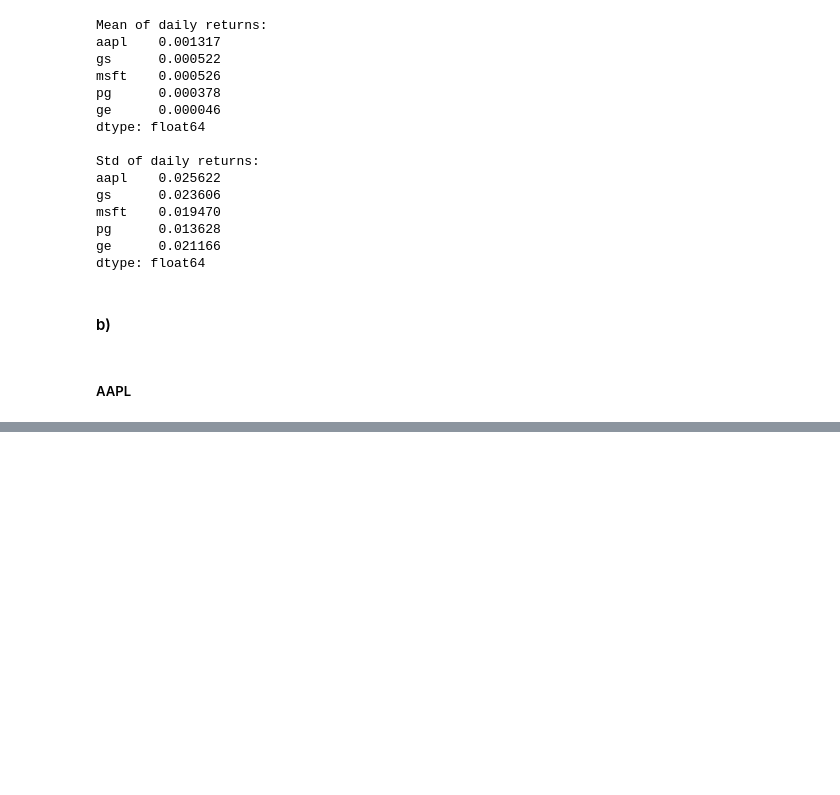
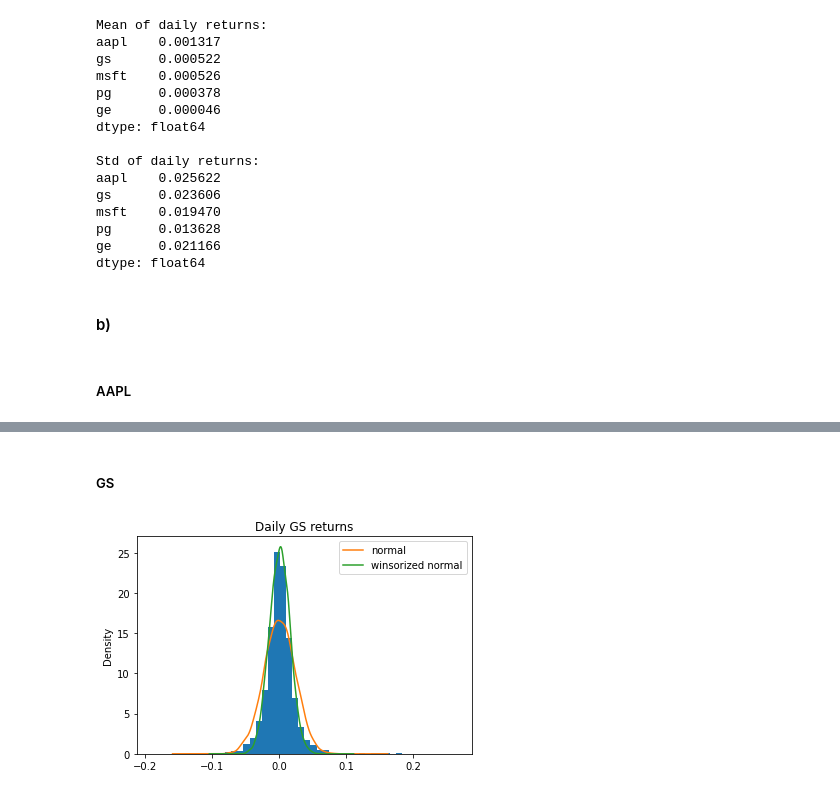
Before and after one commit to dexdx/FIN405_Problem-Sets, a Jupyter notebook: 2/PS2.ipynb, the cells around one changed output, grey strips where cells are left out. Saved outputs shown, nothing was run; the diff lists cells and outputs as text; code cells hidden in the pictures; blank space fills up the shorter version.

```diff
--- a/2/PS2.ipynb
+++ b/2/PS2.ipynb
@@ -84,0 +86,15 @@ norm_aapl_w.plot.kde();
+# %% [markdown]
+##### GS
+# %%
+norm_gs = pd.Series(np.random.normal(ret.gs.mean(),ret.gs.std(),N))
+gs_w = ret.gs
+gs_w = gs_w.where(np.abs(gs_w)<0.04)
+norm_gs_w = pd.Series(np.random.normal(gs_w.mean(),gs_w.std(),N))
+
+plt.title('Daily GS returns')
+plt.hist(ret.gs, bins=50, density=True);
+norm_gs.plot.kde(label='normal');
+norm_gs_w.plot.kde(label='winsorized normal');
+plt.legend();
+# %% [output]
+[figure, added]
```
Also changed, not shown: parts of 7 cells of this notebook.
